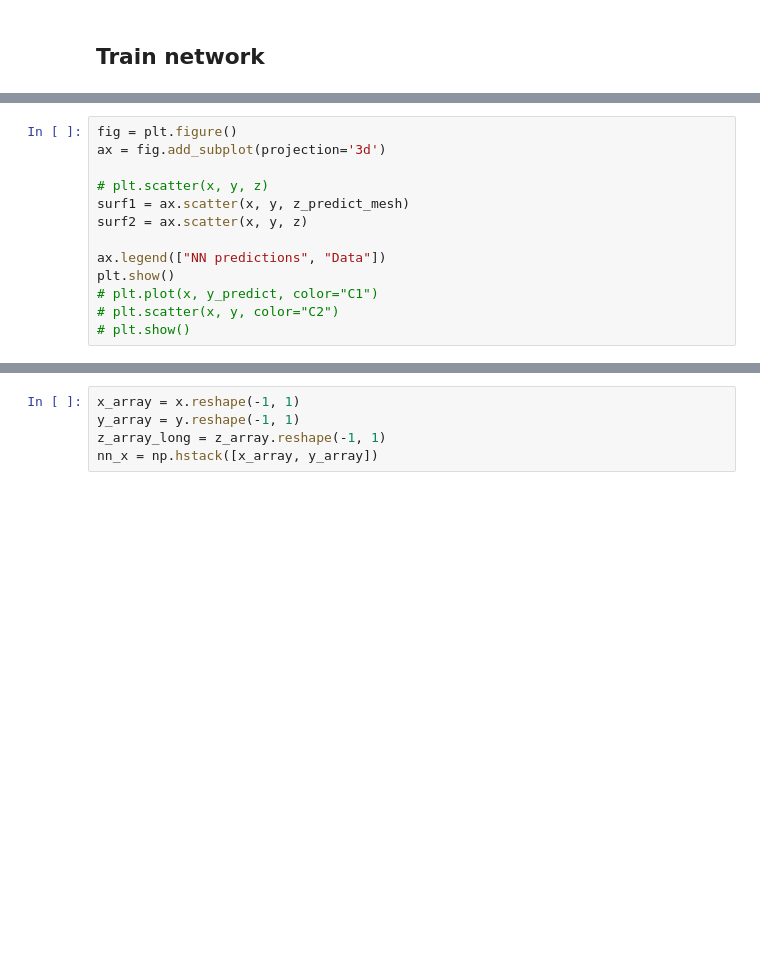
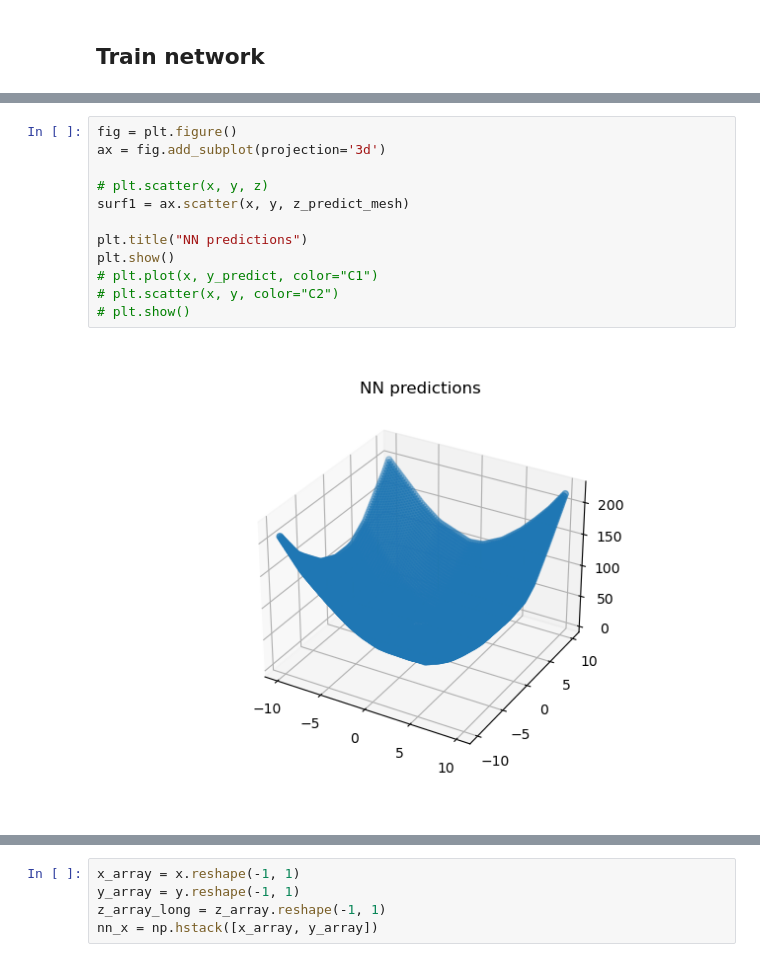
Before and after one commit to nskh/safe-training, a Jupyter notebook: multinode_projection.ipynb, the cells around one changed output, grey strips where cells are left out. Cells and saved outputs as stored; diff of their text form; blank space fills up the shorter version.

```diff
--- a/multinode_projection.ipynb
+++ b/multinode_projection.ipynb
@@ -95,13 +126,14 @@ plt.show()
 # %%
 fig = plt.figure()
 ax = fig.add_subplot(projection='3d')
 
 # plt.scatter(x, y, z)
 surf1 = ax.scatter(x, y, z_predict_mesh)
-surf2 = ax.scatter(x, y, z)
 
-ax.legend(["NN predictions", "Data"])
+plt.title("NN predictions")
 plt.show()
 # plt.plot(x, y_predict, color="C1")
 # plt.scatter(x, y, color="C2")
 # plt.show()
+# %% [output]
+[figure, added]
```
Also changed, not shown: parts of 43 cells of this notebook, 5 other files.
